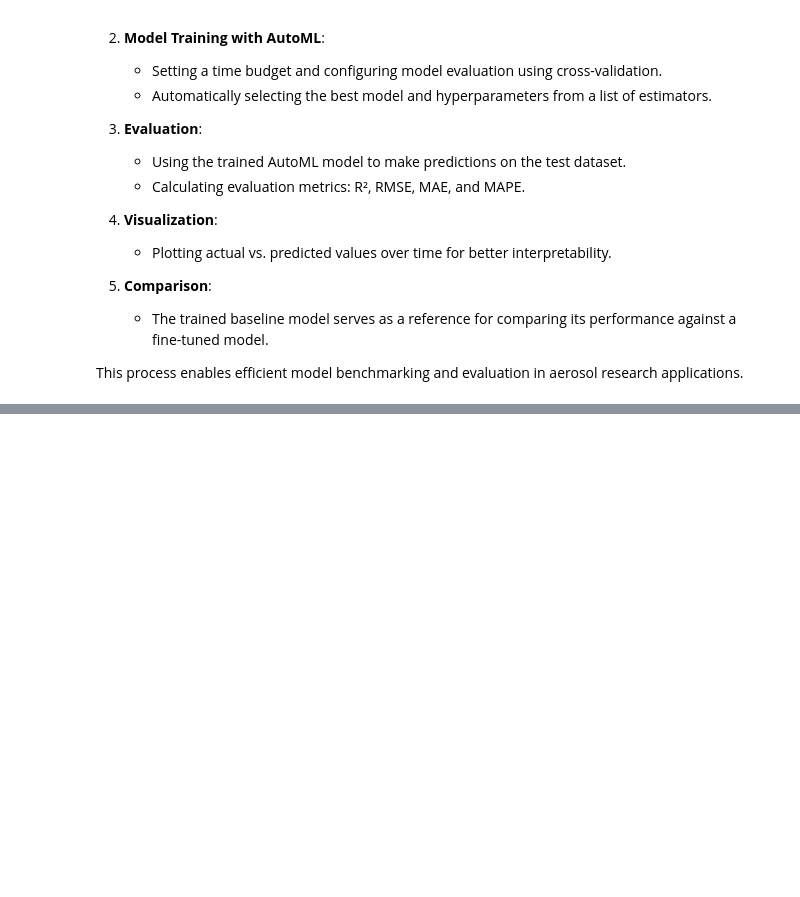
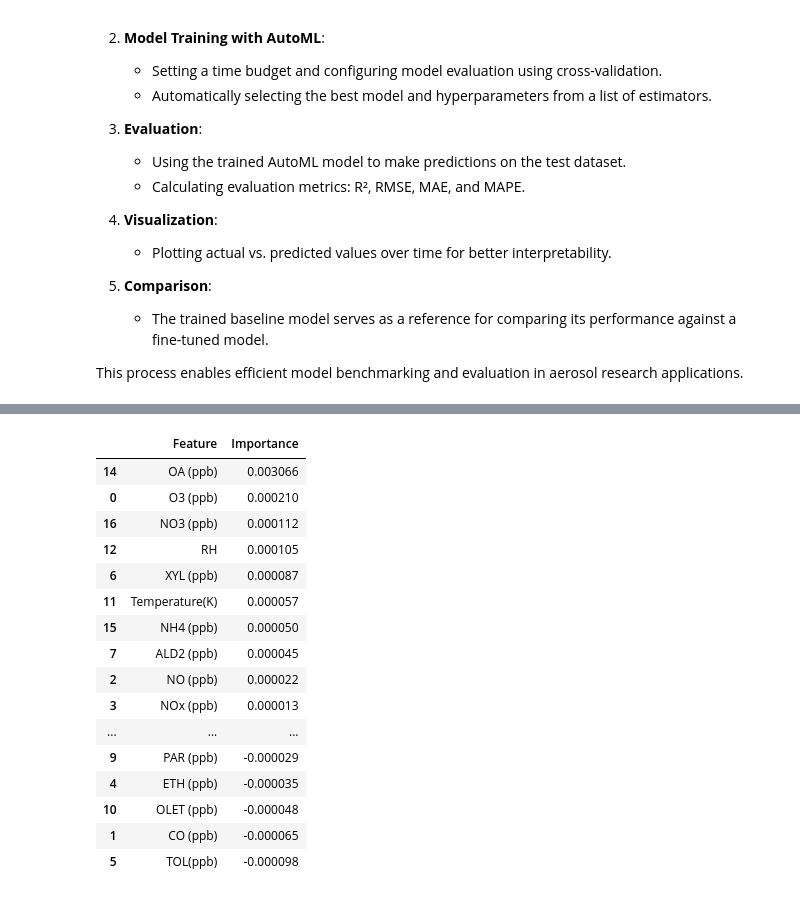
Before and after one commit to envdes/code_MEGAPOLI_Foundation_Model, a Jupyter notebook: 3_Fine_tune_different _data_size/AutoML.ipynb, the cells around one changed output, grey strips where cells are left out. Cells and saved outputs as stored; diff of their text form; code cells hidden in the pictures; blank space fills up the shorter version.

```diff
--- a/3_Fine_tune_different _data_size/AutoML.ipynb
+++ b/3_Fine_tune_different _data_size/AutoML.ipynb
@@ -185,0 +184,29 @@ MAPE: 15.750085359776985
+# %%
+from sklearn.inspection import permutation_importance
+
+perm_importance = permutation_importance(automl, X_test, y_test, scoring="neg_mean_squared_error", n_repeats=50, random_state=42, n_jobs=8)
+# Convert results to DataFrame
+importance_df = pd.DataFrame({
+    "Feature": input_list,
+    "Importance": perm_importance.importances_mean
+}).sort_values(by="Importance", ascending=False)
+
+importance_df
+# %% [output]
+|  | Feature | Importance |
+| 14 | OA (ppb) | 0.003066 |
+| 0 | O3 (ppb) | 0.000210 |
+| 16 | NO3 (ppb) | 0.000112 |
+| 12 | RH | 0.000105 |
+| 6 | XYL (ppb) | 0.000087 |
+| 11 | Temperature(K) | 0.000057 |
+| 15 | NH4 (ppb) | 0.000050 |
+| 7 | ALD2 (ppb) | 0.000045 |
+| 2 | NO (ppb) | 0.000022 |
+| 3 | NOx (ppb) | 0.000013 |
+| ... | ... | ... |
+| 9 | PAR (ppb) | -0.000029 |
+| 4 | ETH (ppb) | -0.000035 |
+| 10 | OLET (ppb) | -0.000048 |
+| 1 | CO (ppb) | -0.000065 |
+| 5 | TOL(ppb) | -0.000098 |
```
Also changed, not shown: parts of 4 cells of this notebook, 26 other files.
